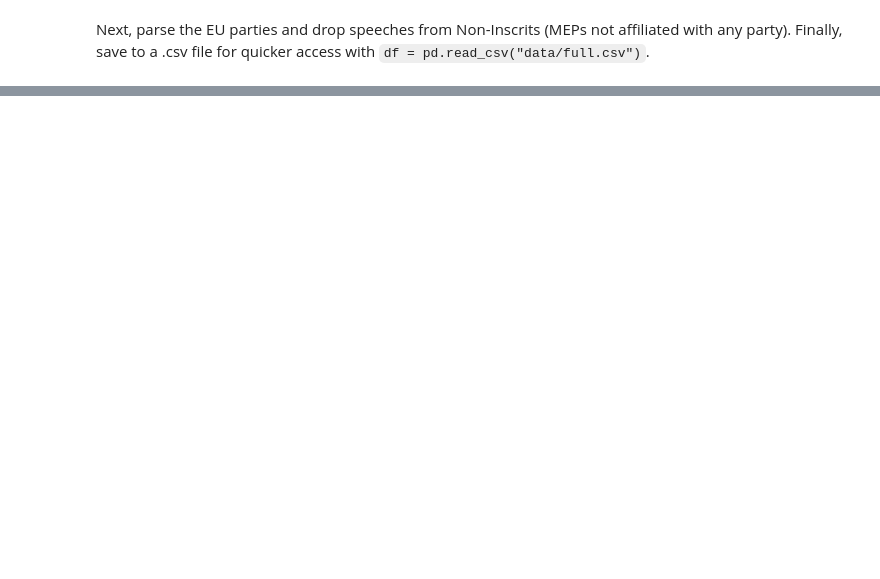
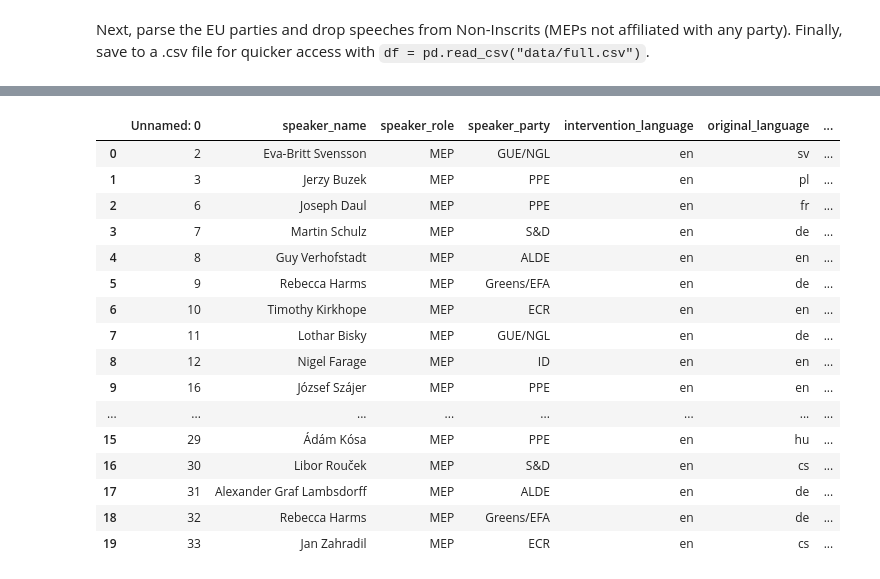
Before and after one commit to pkochelka/povalec, a Jupyter notebook: dataset_preprocessing.ipynb, the cells around one changed output, grey strips where cells are left out. Saved outputs shown, nothing was run; the diff lists cells and outputs as text; code cells hidden in the pictures; blank space fills up the shorter version.

```diff
--- a/dataset_preprocessing.ipynb
+++ b/dataset_preprocessing.ipynb
@@ -56,0 +110,21 @@ df.to_csv("data/EuroParl/preprocessed/2009filtered.csv")
+# %%
+df = pd.read_csv("data/EU Debates/preprocessed/filtered.csv")
+df["labels"] = df["speaker_party"].astype("category").cat.codes
+# %% [output]
+|  | Unnamed: 0 | speaker_name | speaker_role | speaker_party | intervention_language | original_language | ... |
+| 0 | 2 | Eva-Britt Svensson | MEP | GUE/NGL | en | sv | ... |
+| 1 | 3 | Jerzy Buzek | MEP | PPE | en | pl | ... |
+| 2 | 6 | Joseph Daul | MEP | PPE | en | fr | ... |
+| 3 | 7 | Martin Schulz | MEP | S&D | en | de | ... |
+| 4 | 8 | Guy Verhofstadt | MEP | ALDE | en | en | ... |
+| 5 | 9 | Rebecca Harms | MEP | Greens/EFA | en | de | ... |
+| 6 | 10 | Timothy Kirkhope | MEP | ECR | en | en | ... |
+| 7 | 11 | Lothar Bisky | MEP | GUE/NGL | en | de | ... |
+| 8 | 12 | Nigel Farage | MEP | ID | en | en | ... |
+| 9 | 16 | József Szájer | MEP | PPE | en | en | ... |
+| ... | ... | ... | ... | ... | ... | ... | ... |
+| 15 | 29 | Ádám Kósa | MEP | PPE | en | hu | ... |
+| 16 | 30 | Libor Rouček | MEP | S&D | en | cs | ... |
+| 17 | 31 | Alexander Graf Lambsdorff | MEP | ALDE | en | de | ... |
+| 18 | 32 | Rebecca Harms | MEP | Greens/EFA | en | de | ... |
+| 19 | 33 | Jan Zahradil | MEP | ECR | en | cs | ... |
```
Also changed, not shown: parts of 11 cells of this notebook, 9 other files.
